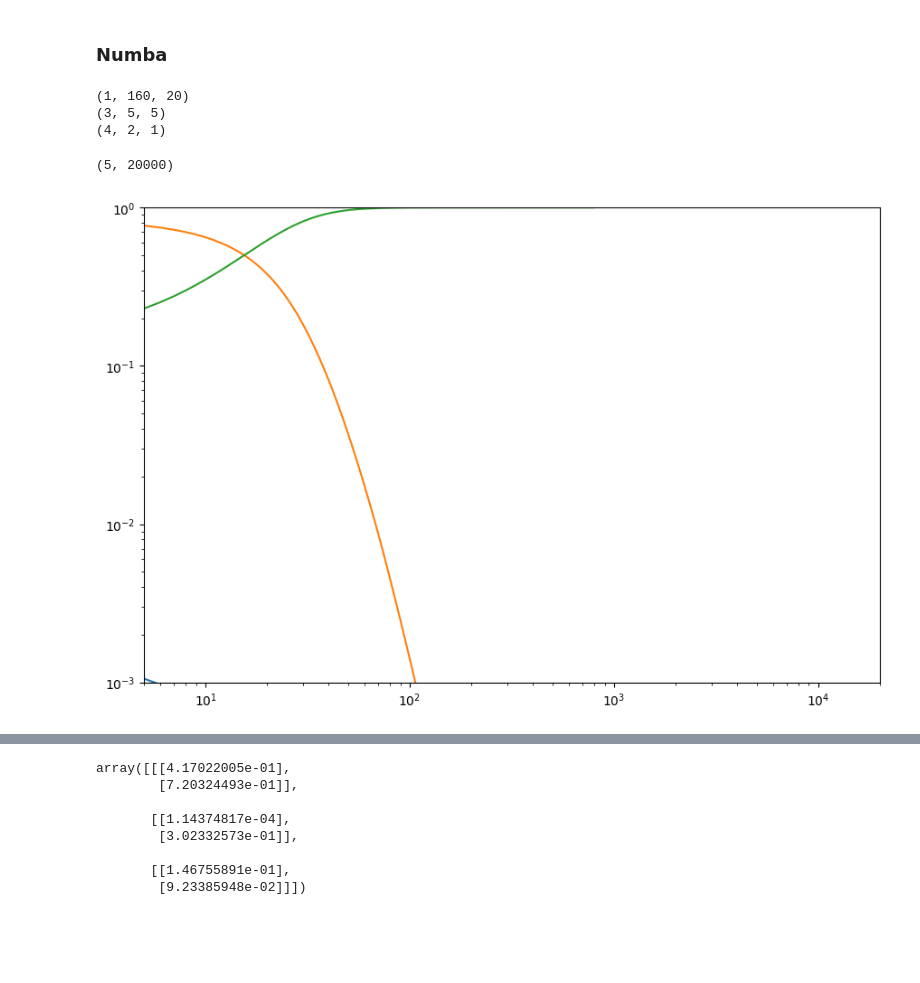
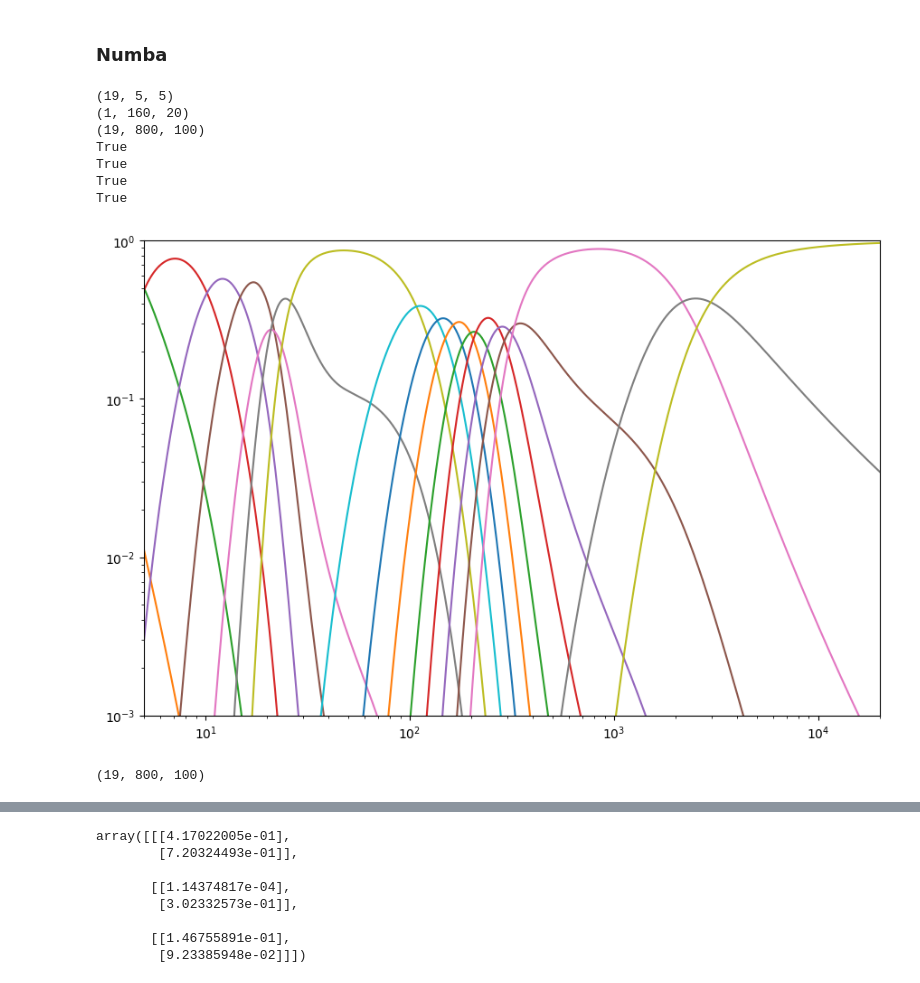
Before and after one commit to MKastek/Numba-tutorial, a Jupyter notebook: notebooks/cuda-example.ipynb, the cells around one changed output, grey strips where cells are left out. Cells and saved outputs as stored; diff of their text form; code cells hidden in the pictures; blank space fills up the shorter version.

Commit message:
added FA cuda example

```diff
--- a/notebooks/cuda-example.ipynb
+++ b/notebooks/cuda-example.ipynb
@@ -83,51 +65,66 @@ from pdb import set_trace
 # %%
 array_K = K.copy()
 # %%
-threadsperblock = (3, 5, 5)
+threadsperblock = (FA.Z+1, 5, 5)
 blockspergrid_x = math.ceil(array_K.shape[0] / threadsperblock[0])
 blockspergrid_y = math.ceil(array_K.shape[1] / threadsperblock[1])
 blockspergrid_z = math.ceil(array_K.shape[2] / threadsperblock[2])
 blockspergrid = (blockspergrid_x, blockspergrid_y, blockspergrid_z)
+print(threadsperblock)
 print(blockspergrid)
-print(threadsperblock)
-print(array.shape)
+print(array_K.shape)
+print(threadsperblock[0]*threadsperblock[1]*threadsperblock[2] < 1024)
+print(array_K.shape[0] == threadsperblock[0]*blockspergrid[0])
+print(array_K.shape[1] == threadsperblock[1]*blockspergrid[1])
+print(array_K.shape[2] == threadsperblock[2]*blockspergrid[2])
 # %% [output]
+(19, 5, 5)
 (1, 160, 20)
-(3, 5, 5)
-(4, 2, 1)
+(19, 800, 100)
+True
+True
+True
+True
 # %%
-@cuda.jit
-def increment_a_2D_array(X,Y):
-    cuda.syncthreads()
+@cuda.jit('void(float64[:,:,:], float64[:,:,:])')
+def calculate_FA_gpu(X,Y):
+    #cuda.syncthreads()
     k, j, i = cuda.grid(3)
     if i < X.shape[2] and j < X.shape[1] and k < X.shape[0]:
         sum_all = 0
         current_product = 1
-        cuda.syncthreads()
+        #cuda.syncthreads()
         for k in range(X.shape[0]):
-            current_product *= X[k,j,i]
+            current_product *= X[k, j, i]
             sum_all += current_product
             Y[k, j, i] = current_product
             cuda.syncthreads()
+        cuda.syncthreads()
         for k in range(X.shape[0]):
             Y[k, j, i] = Y[k, j, i] / sum_all
             cuda.syncthreads()
-    cuda.syncthreads()
+        #cuda.syncthreads()
 # %%
 # X array
 device_array = cuda.to_device((array_K).astype(np.float64))
 # Y array
-result_array = cuda.to_device(np.ones_like(array_K).astype(np.float64))
-increment_a_2D_array[blockspergrid, threadsperblock](device_array,
+result_array = cuda.device_array_like(np.ones_like(array_K).astype(np.float64))
+calculate_FA_gpu[blockspergrid, threadsperblock](device_array,
                                                      result_array)
+cuda.synchronize()
 result_gpu = result_array.copy_to_host()
-plt.plot(result_gpu[0,: ,50])
-plt.plot(result_gpu[1,: ,50])
-plt.plot(result_gpu[2,: ,50])
-plt.xscale("log")
-plt.yscale("log")
-plt.ylim((10**-3, 10**0))
-plt.xlim((5, 20000))
+
+
+for ion in range(0, FA.Z+1):
+    #result_gpu[ion,:,50][~np.isfinite(result_gpu[ion,:,50])] = 1
+    plt.plot(FA.Te_new,result_gpu[ion,: ,50])
+    plt.xscale("log")
+    plt.yscale("log")
+    plt.ylim((10**-3, 10**0))
+    plt.xlim((5, 20000))
 # %% [output]
-(5, 20000)
-[figure, old version]
+[figure, new version]
+# %%
+result_gpu.shape
+# %% [output]
+(19, 800, 100)
```
Also changed, not shown: parts of 31 cells of this notebook, 1 other file.
